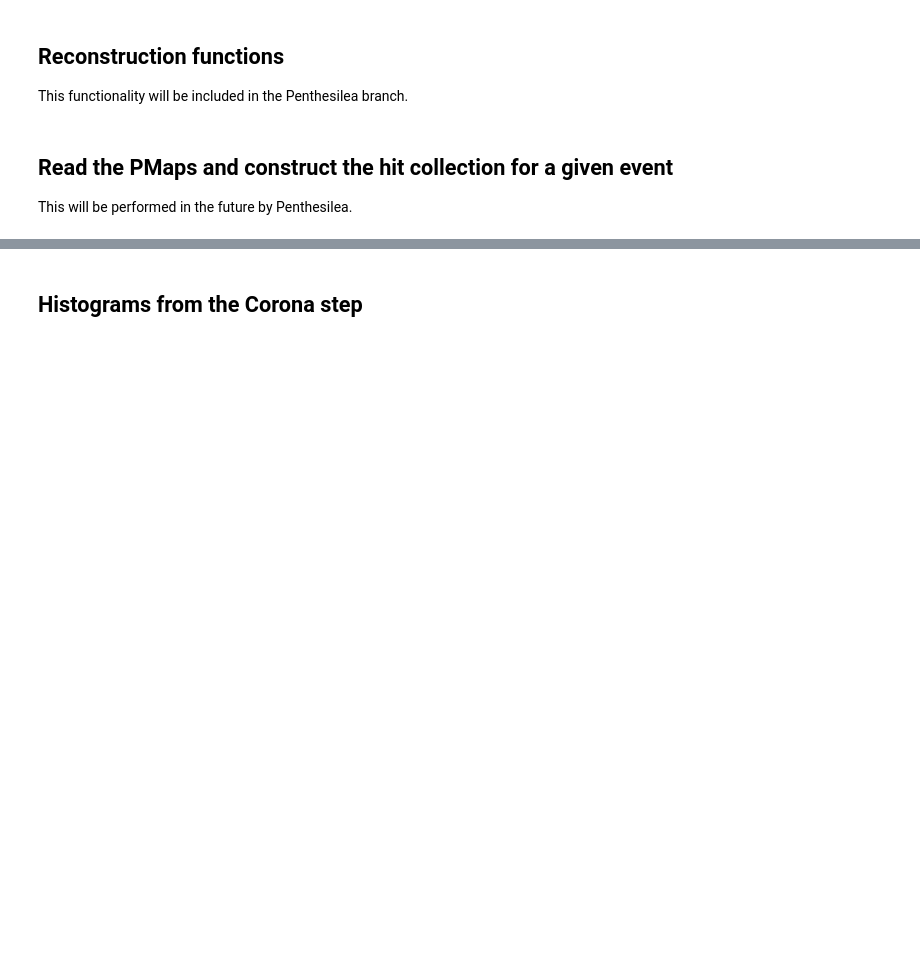
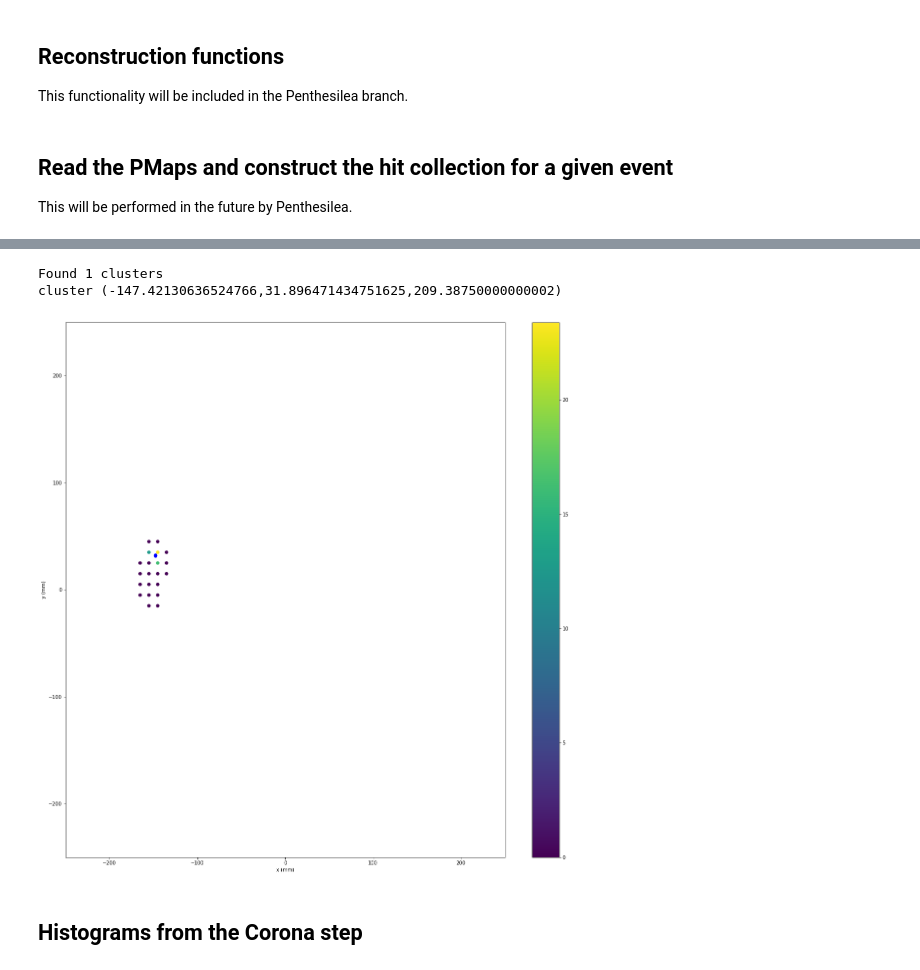
Before and after one commit to paolafer/ICARO, a Jupyter notebook: invisible_cities/utils/paolina_test.ipynb, the cells around one changed output, grey strips where cells are left out. Saved outputs shown, nothing was run; the diff lists cells and outputs as text; code cells hidden in the pictures; blank space fills up the shorter version.

```diff
--- a/invisible_cities/utils/paolina_test.ipynb
+++ b/invisible_cities/utils/paolina_test.ipynb
@@ -330,3 +388,47 @@ plt.ylabel('Counts/bin')
+# %%
+# plot a PMap slice
+slice_no = 14
+evt_no = 313
+peak_no = 0
+
+filename = "/Users/jrenner/IFIC/IC-1/invisible_cities/database/NEW/MC/Na/dst_NEXT_v0_08_09_Na_INTERNALPORTANODE_0_0_7bar_pmaps_10000.root.h5"
+try:
+    S1s, S2s, S2Sis = load_pmaps(filename)
+except (ValueError, tb.exceptions.NoSuchNodeError):
+    print("Empty file {0}. Skipping.".format(ifile))
+
+S2 = S2s  .get(evt_no, {})
+S1 = S1s  .get(evt_no, {})
+Si = S2Sis.get(evt_no, {})
+si = Si[peak_no]
+
+t, e = next(iter(S1.values()))
+S1t  = t[np.argmax(e)]
+
+t_slice = S2[0][0][slice_no]
+z        = (t_slice - S1t) * units.ns * 0.001  # drift_v = 1.0
+
+clusters = compute_xy_position(si, slice_no)
+print("Found {0} clusters".format(len(clusters)))
+
+x0vals = []; y0vals = []
+for c in clusters:
+    x0vals.append(c.pos[0])
+    y0vals.append(c.pos[1])
+    print("cluster ({0},{1},{2})".format(c.pos[0],c.pos[1],z))
+
+xvals = []; yvals = []; qvals = []
+for s in si.items():
+    xvals.append(data_xs[s[0]])
+    yvals.append(data_ys[s[0]])
+    qvals.append(s[1][slice_no])
+    #print(s[1])
+
+plot_test_event(xvals,yvals,qvals,x0vals,y0vals)
+# %% [output]
+Found 1 clusters
+cluster (-147.42130636524766,31.896471434751625,209.38750000000002)
+[figure, added]
 # %% [markdown]
 ## Histograms from the Corona step
 # %%
```
Also changed, not shown: parts of 14 cells of this notebook.
